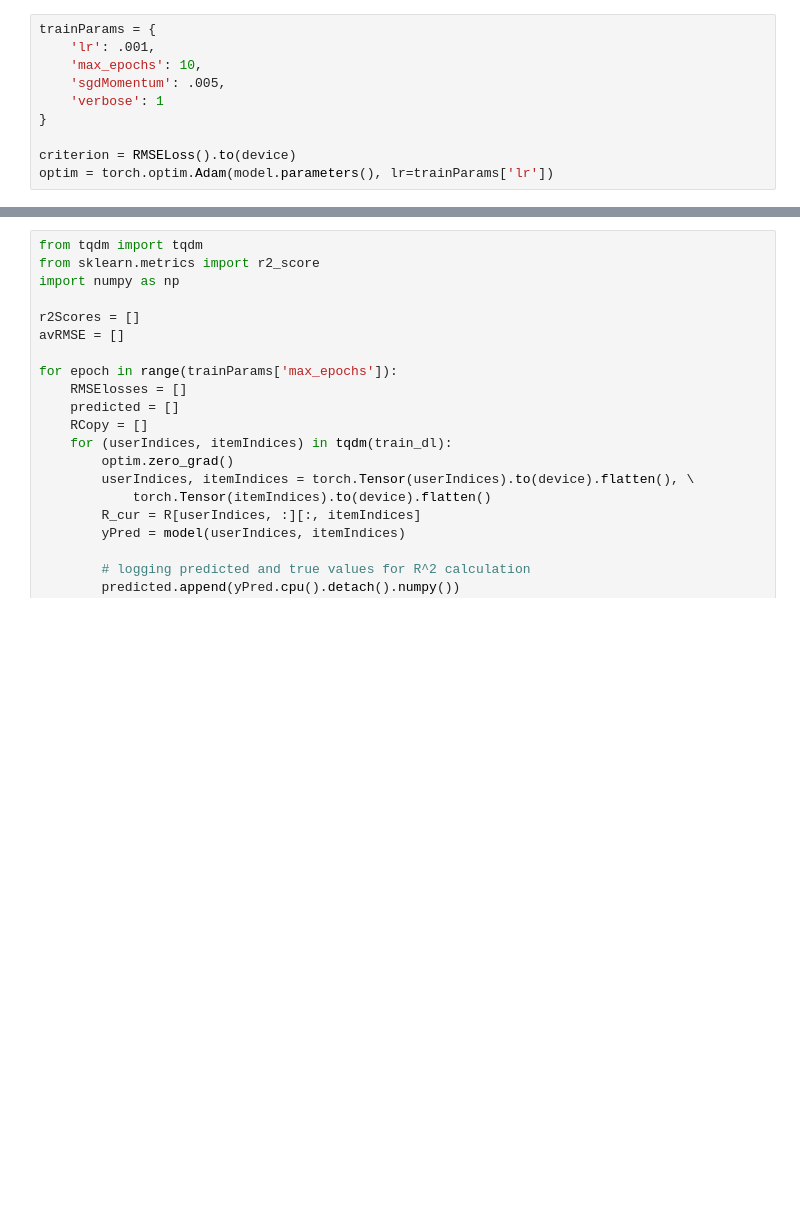
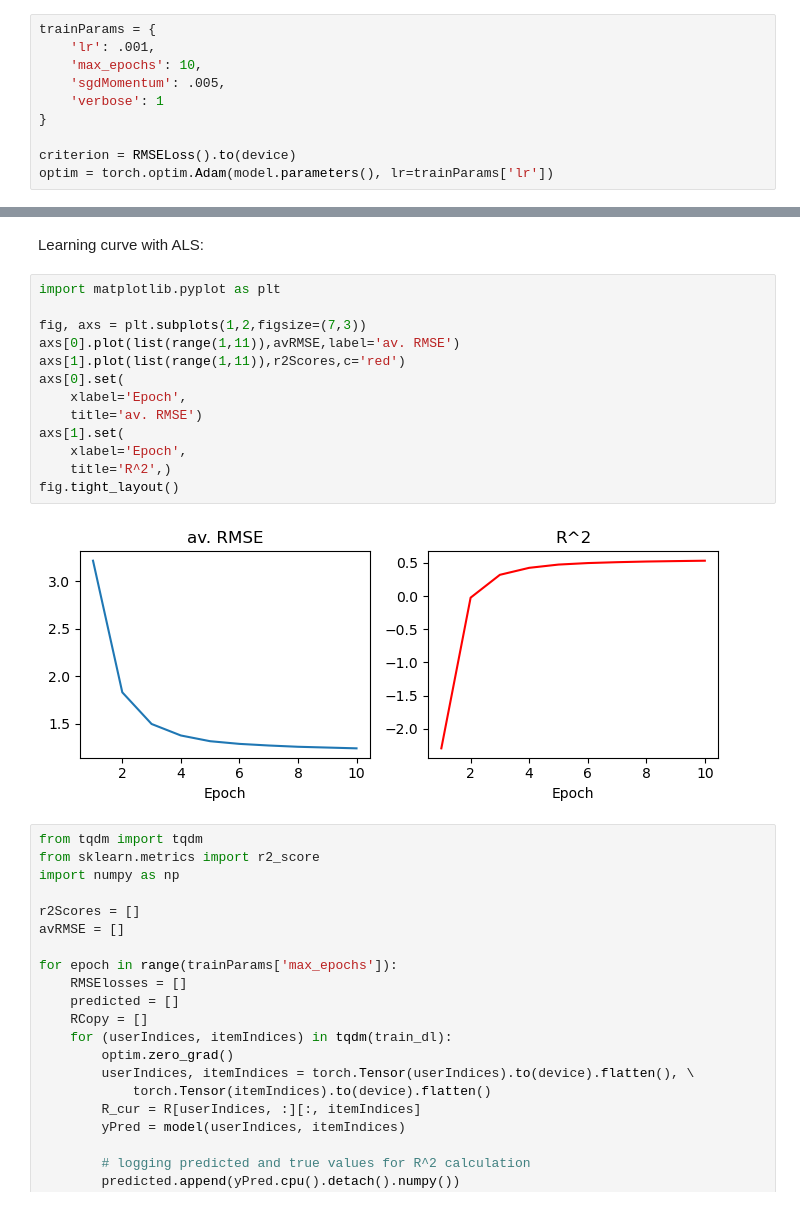
Before and after one commit to turkunov/ml-from-scratch, a Jupyter notebook: dl/als_mf.ipynb, the cells around one changed output, grey strips where cells are left out. Cells and saved outputs as stored; diff of their text form; blank space fills up the shorter version.

```diff
--- a/dl/als_mf.ipynb
+++ b/dl/als_mf.ipynb
@@ -218,3 +270,20 @@ for i in train_dl:
+# %% [markdown]
+Learning curve with ALS:
+# %%
+import matplotlib.pyplot as plt
+
+fig, axs = plt.subplots(1,2,figsize=(7,3))
+axs[0].plot(list(range(1,11)),avRMSE,label='av. RMSE')
+axs[1].plot(list(range(1,11)),r2Scores,c='red')
+axs[0].set(
+    xlabel='Epoch',
+    title='av. RMSE')
+axs[1].set(
+    xlabel='Epoch',
+    title='R^2',)
+fig.tight_layout()
+# %% [output]
+[figure, added]
 # %%
 from tqdm import tqdm
 from sklearn.metrics import r2_score
```
Also changed, not shown: parts of 16 cells of this notebook.
